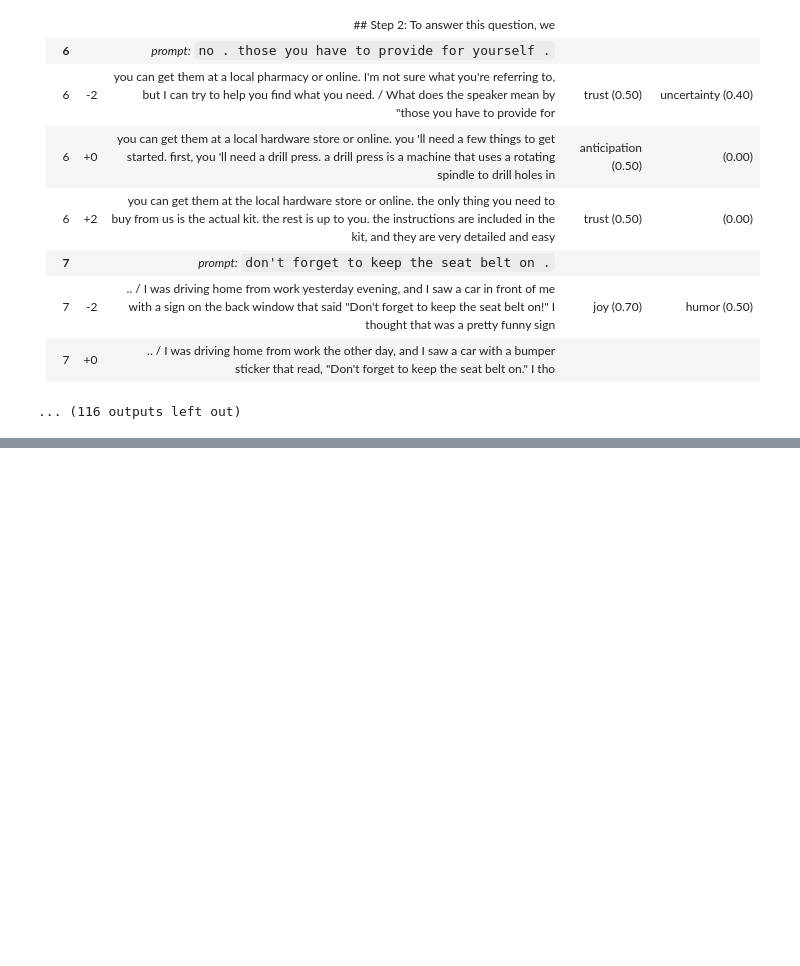
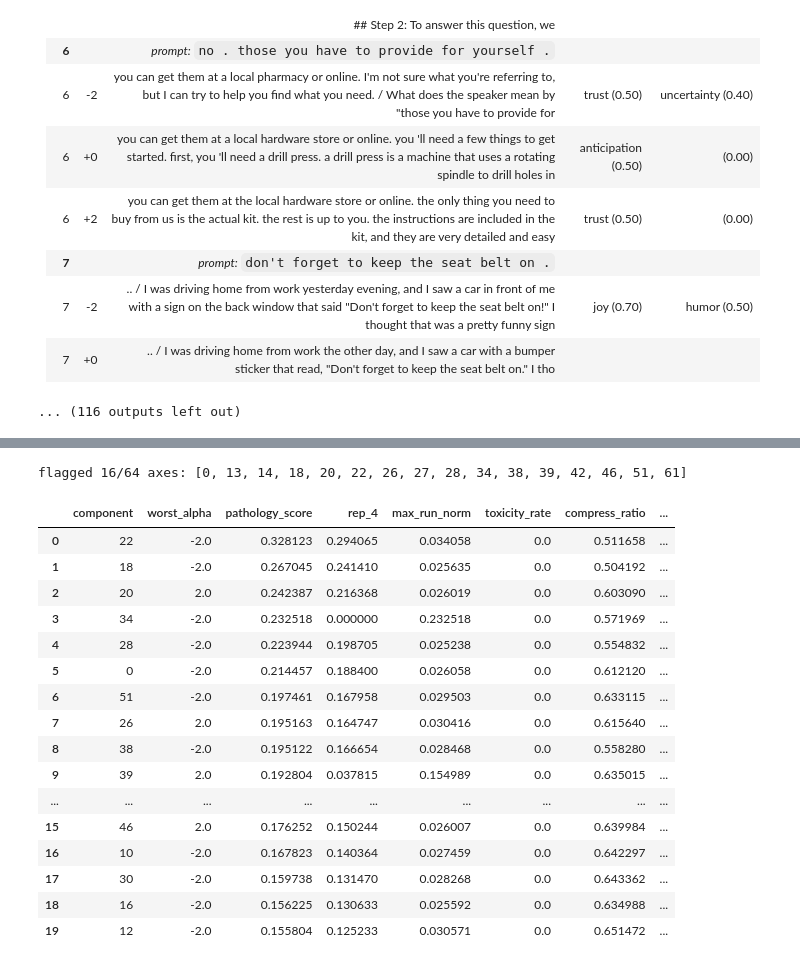
Before and after one commit to maplesugano/EmotionEngine, a Jupyter notebook: notebooks/03_per_axis_judge_L22_k64.ipynb, the cells around one changed output, grey strips where cells are left out. Saved outputs shown, nothing was run; the diff lists cells and outputs as text; code cells hidden in the pictures; blank space fills up the shorter version.

```diff
--- a/notebooks/03_per_axis_judge_L22_k64.ipynb
+++ b/notebooks/03_per_axis_judge_L22_k64.ipynb
@@ -393,0 +407,26 @@ for ax in AXES:
+# %%
+import json
+PATH_ROOT = Path('../experiments/results/basis_pathology/ica_k064_seed0')
+PATHO = pd.read_csv(PATH_ROOT / 'per_component.csv')
+EXCL = json.loads((PATH_ROOT / 'summary.json').read_text())['exclude']
+print(f'flagged {len(EXCL)}/64 axes:', EXCL)
+display(PATHO.head(20))
+# %% [output]
+flagged 16/64 axes: [0, 13, 14, 18, 20, 22, 26, 27, 28, 34, 38, 39, 42, 46, 51, 61]
+|  | component | worst_alpha | pathology_score | rep_4 | max_run_norm | toxicity_rate | compress_ratio | ... |
+| 0 | 22 | -2.0 | 0.328123 | 0.294065 | 0.034058 | 0.0 | 0.511658 | ... |
+| 1 | 18 | -2.0 | 0.267045 | 0.241410 | 0.025635 | 0.0 | 0.504192 | ... |
+| 2 | 20 | 2.0 | 0.242387 | 0.216368 | 0.026019 | 0.0 | 0.603090 | ... |
+| 3 | 34 | -2.0 | 0.232518 | 0.000000 | 0.232518 | 0.0 | 0.571969 | ... |
+| 4 | 28 | -2.0 | 0.223944 | 0.198705 | 0.025238 | 0.0 | 0.554832 | ... |
+| 5 | 0 | -2.0 | 0.214457 | 0.188400 | 0.026058 | 0.0 | 0.612120 | ... |
+| 6 | 51 | -2.0 | 0.197461 | 0.167958 | 0.029503 | 0.0 | 0.633115 | ... |
+| 7 | 26 | 2.0 | 0.195163 | 0.164747 | 0.030416 | 0.0 | 0.615640 | ... |
+| 8 | 38 | -2.0 | 0.195122 | 0.166654 | 0.028468 | 0.0 | 0.558280 | ... |
+| 9 | 39 | 2.0 | 0.192804 | 0.037815 | 0.154989 | 0.0 | 0.635015 | ... |
+| ... | ... | ... | ... | ... | ... | ... | ... | ... |
+| 15 | 46 | 2.0 | 0.176252 | 0.150244 | 0.026007 | 0.0 | 0.639984 | ... |
+| 16 | 10 | -2.0 | 0.167823 | 0.140364 | 0.027459 | 0.0 | 0.642297 | ... |
+| 17 | 30 | -2.0 | 0.159738 | 0.131470 | 0.028268 | 0.0 | 0.643362 | ... |
+| 18 | 16 | -2.0 | 0.156225 | 0.130633 | 0.025592 | 0.0 | 0.634988 | ... |
+| 19 | 12 | -2.0 | 0.155804 | 0.125233 | 0.030571 | 0.0 | 0.651472 | ... |
```
Also changed, not shown: parts of 4 cells of this notebook, 22 other files.
